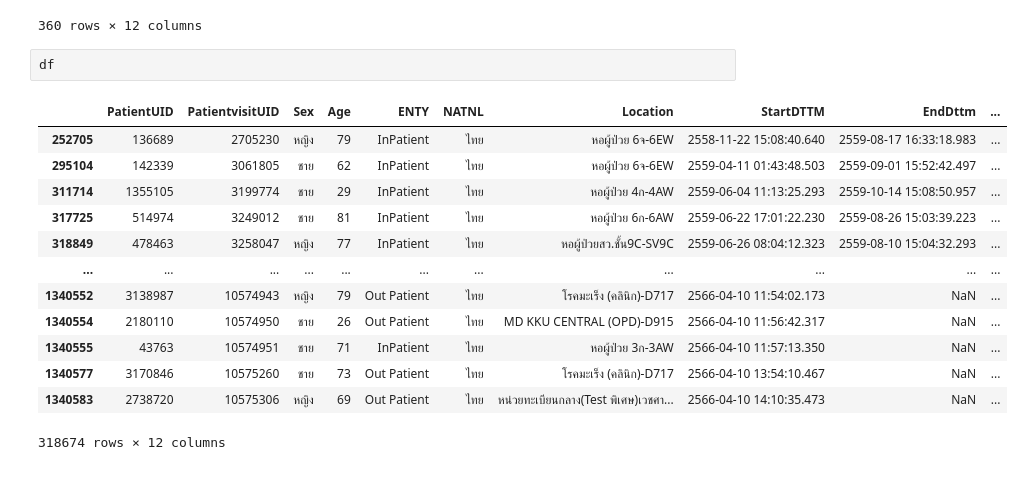
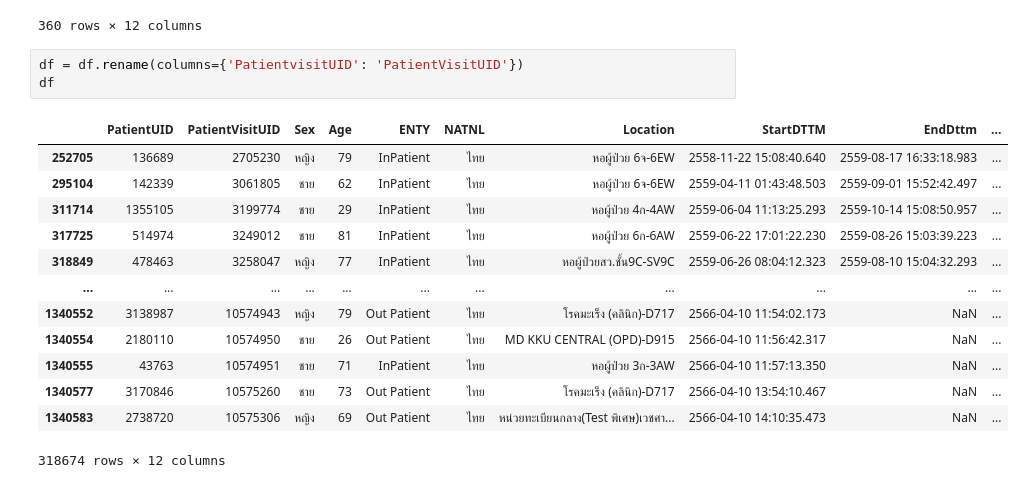
Before and after one commit to nxxk23/Kidney, a Jupyter notebook: widetable/visit.ipynb, the cells around one changed output. Drawn from its saved outputs; the diff is of its cells as text.

```diff
--- a/widetable/visit.ipynb
+++ b/widetable/visit.ipynb
@@ -152,19 +152,20 @@ df[df['NATNL'].isnull()]
 | 1332144 | 1137737 | 10500824 | ชาย | 67 | Out Patient | NaN | ไตเสื่อม CKD Clinic-D2203 | 2566-03-21 06:27:13.253 | 2566-03-22 05:01:01.853 | ... |
 | 1337011 | 1212098 | 10544230 | หญิง | 70 | E | NaN | OPD AE-DV191 | 2566-03-31 12:41:26.283 | 2566-03-31 18:00:00.163 | ... |
 360 rows × 12 columns
-# %%
-df
-# %% [output]
-|  | PatientUID | PatientvisitUID | Sex | Age | ENTY | NATNL | Location | StartDTTM | EndDttm | ... |
-| 252705 | 136689 | 2705230 | หญิง | 79 | InPatient | ไทย | หอผู้ป่วย 6จ-6EW | 2558-11-22 15:08:40.640 | 2559-08-17 16:33:18.983 | ... |
-| 295104 | 142339 | 3061805 | ชาย | 62 | InPatient | ไทย | หอผู้ป่วย 6จ-6EW | 2559-04-11 01:43:48.503 | 2559-09-01 15:52:42.497 | ... |
-| 311714 | 1355105 | 3199774 | ชาย | 29 | InPatient | ไทย | หอผู้ป่วย 4ก-4AW | 2559-06-04 11:13:25.293 | 2559-10-14 15:08:50.957 | ... |
-| 317725 | 514974 | 3249012 | ชาย | 81 | InPatient | ไทย | หอผู้ป่วย 6ก-6AW | 2559-06-22 17:01:22.230 | 2559-08-26 15:03:39.223 | ... |
-| 318849 | 478463 | 3258047 | หญิง | 77 | InPatient | ไทย | หอผู้ป่วยสว.ชั้น9C-SV9C | 2559-06-26 08:04:12.323 | 2559-08-10 15:04:32.293 | ... |
-| ... | ... | ... | ... | ... | ... | ... | ... | ... | ... | ... |
-| 1340552 | 3138987 | 10574943 | หญิง | 79 | Out Patient | ไทย | โรคมะเร็ง (คลินิก)-D717 | 2566-04-10 11:54:02.173 | NaN | ... |
-| 1340554 | 2180110 | 10574950 | ชาย | 26 | Out Patient | ไทย | MD KKU CENTRAL (OPD)-D915 | 2566-04-10 11:56:42.317 | NaN | ... |
-| 1340555 | 43763 | 10574951 | ชาย | 71 | InPatient | ไทย | หอผู้ป่วย 3ก-3AW | 2566-04-10 11:57:13.350 | NaN | ... |
-| 1340577 | 3170846 | 10575260 | ชาย | 73 | Out Patient | ไทย | โรคมะเร็ง (คลินิก)-D717 | 2566-04-10 13:54:10.467 | NaN | ... |
-| 1340583 | 2738720 | 10575306 | หญิง | 69 | Out Patient | ไทย | หน่วยทะเบียนกลาง(Test พิเศษ)เวชศา... | 2566-04-10 14:10:35.473 | NaN | ... |
-318674 rows × 12 columns
+# %%
+df = df.rename(columns={'PatientvisitUID': 'PatientVisitUID'})
+df
+# %% [output]
+|  | PatientUID | PatientVisitUID | Sex | Age | ENTY | NATNL | Location | StartDTTM | EndDttm | ... |
+| 252705 | 136689 | 2705230 | หญิง | 79 | InPatient | ไทย | หอผู้ป่วย 6จ-6EW | 2558-11-22 15:08:40.640 | 2559-08-17 16:33:18.983 | ... |
+| 295104 | 142339 | 3061805 | ชาย | 62 | InPatient | ไทย | หอผู้ป่วย 6จ-6EW | 2559-04-11 01:43:48.503 | 2559-09-01 15:52:42.497 | ... |
+| 311714 | 1355105 | 3199774 | ชาย | 29 | InPatient | ไทย | หอผู้ป่วย 4ก-4AW | 2559-06-04 11:13:25.293 | 2559-10-14 15:08:50.957 | ... |
+| 317725 | 514974 | 3249012 | ชาย | 81 | InPatient | ไทย | หอผู้ป่วย 6ก-6AW | 2559-06-22 17:01:22.230 | 2559-08-26 15:03:39.223 | ... |
+| 318849 | 478463 | 3258047 | หญิง | 77 | InPatient | ไทย | หอผู้ป่วยสว.ชั้น9C-SV9C | 2559-06-26 08:04:12.323 | 2559-08-10 15:04:32.293 | ... |
+| ... | ... | ... | ... | ... | ... | ... | ... | ... | ... | ... |
+| 1340552 | 3138987 | 10574943 | หญิง | 79 | Out Patient | ไทย | โรคมะเร็ง (คลินิก)-D717 | 2566-04-10 11:54:02.173 | NaN | ... |
+| 1340554 | 2180110 | 10574950 | ชาย | 26 | Out Patient | ไทย | MD KKU CENTRAL (OPD)-D915 | 2566-04-10 11:56:42.317 | NaN | ... |
+| 1340555 | 43763 | 10574951 | ชาย | 71 | InPatient | ไทย | หอผู้ป่วย 3ก-3AW | 2566-04-10 11:57:13.350 | NaN | ... |
+| 1340577 | 3170846 | 10575260 | ชาย | 73 | Out Patient | ไทย | โรคมะเร็ง (คลินิก)-D717 | 2566-04-10 13:54:10.467 | NaN | ... |
+| 1340583 | 2738720 | 10575306 | หญิง | 69 | Out Patient | ไทย | หน่วยทะเบียนกลาง(Test พิเศษ)เวชศา... | 2566-04-10 14:10:35.473 | NaN | ... |
+318674 rows × 12 columns
```
Also changed, not shown: parts of 3 cells of this notebook.
